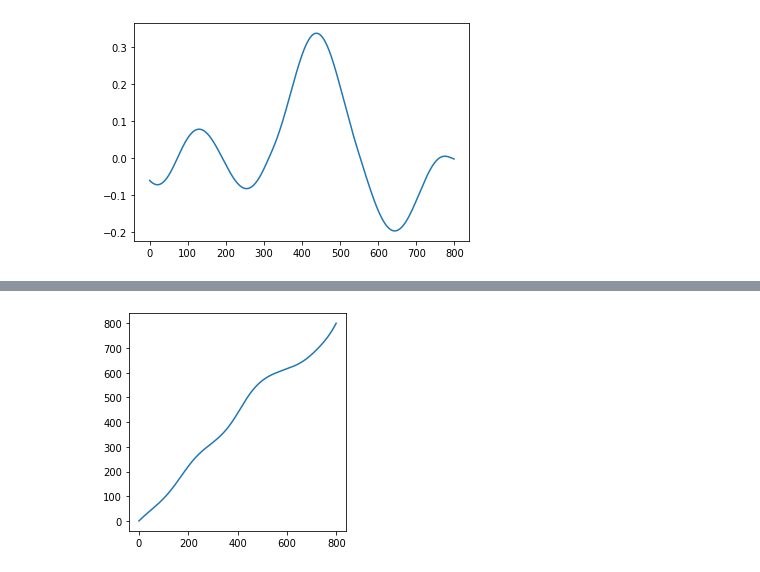
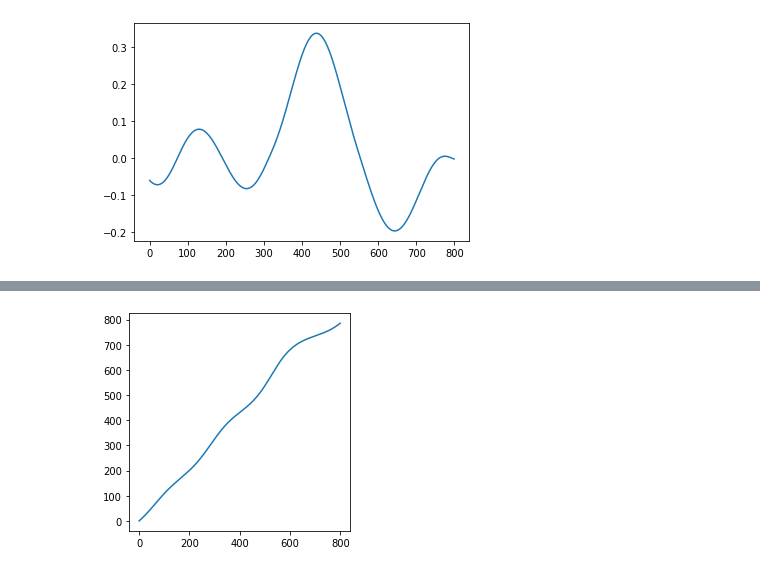
Before and after one commit to k-l-lambda/deep-starry, a Jupyter notebook: test_perlinNoise.ipynb, the cells around one changed output, grey strips where cells are left out. Cells and saved outputs as stored; diff of their text form; code cells hidden in the pictures.

```diff
--- a/test_perlinNoise.ipynb
+++ b/test_perlinNoise.ipynb
@@ -26,14 +39,14 @@ cache: 6 256 1024
 # %%
 import matplotlib.pyplot as plt
 
 import starry.utils.env
 from starry.utils.perlin1d import Perlin1d
 
 
 perlin = Perlin1d()
 
 plt.gca().set_aspect(1)
-plt.plot(perlin.integral(800, 240, amplitude=4))
+plt.plot(perlin.integralExp(800, 240, amplitude=4))
 plt.show()
 # %% [output]
-[figure, old version]
+[figure, new version]
```
Also changed, not shown: parts of 1 cell of this notebook, 3 other files.
